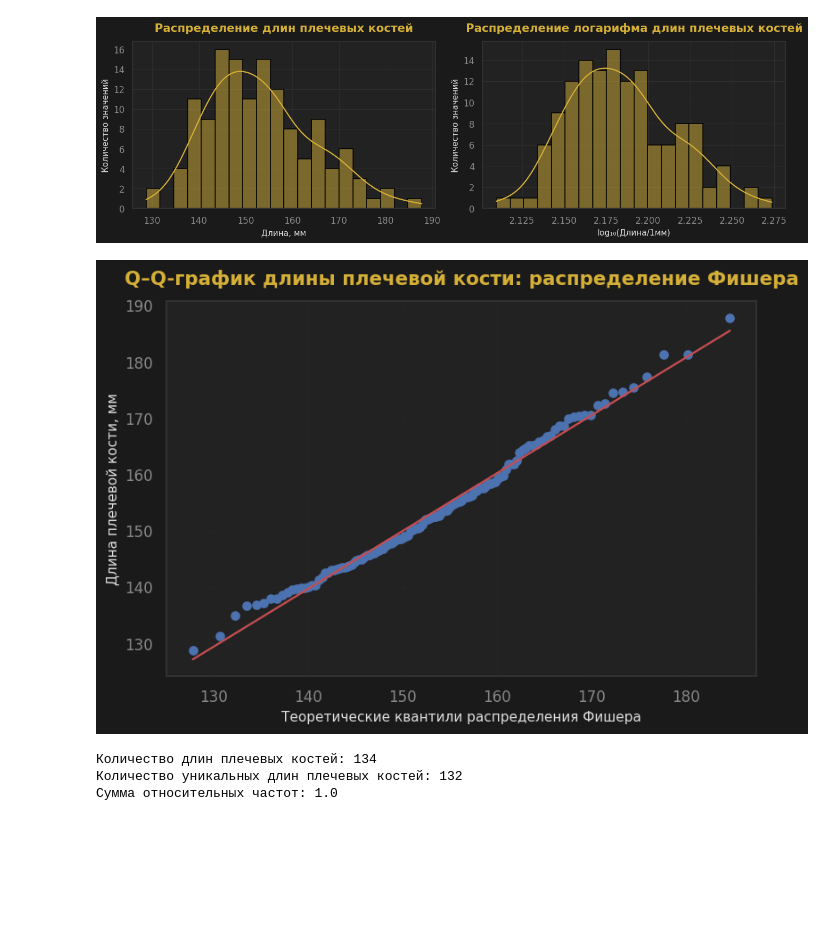
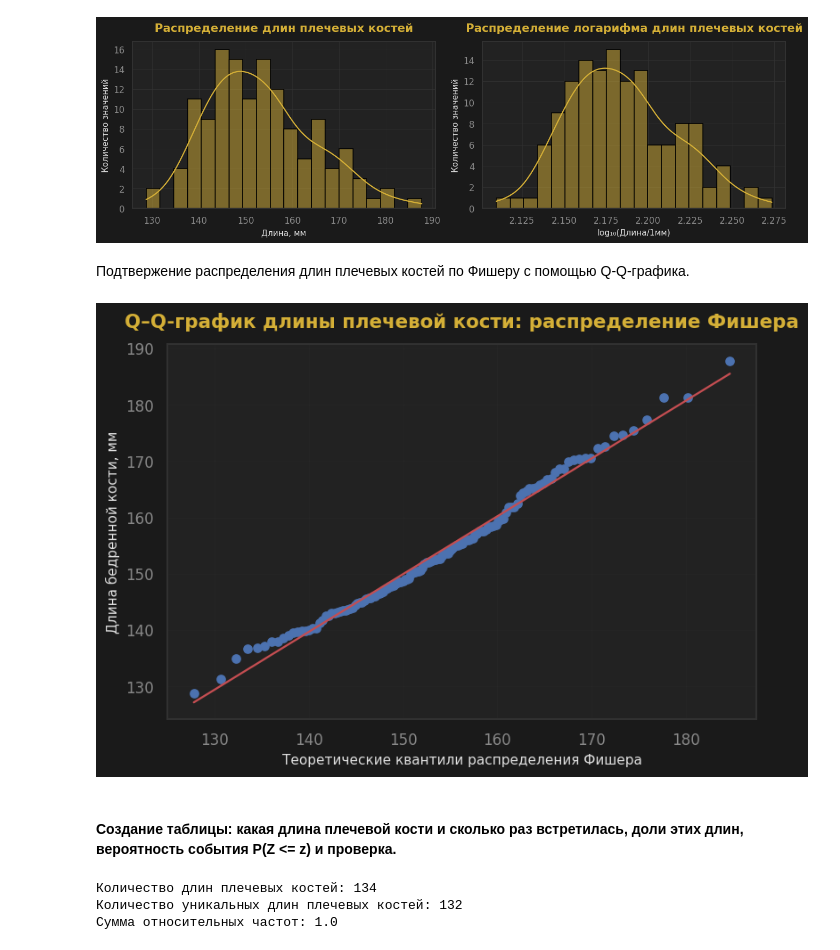
Before and after one commit to XeroX-cat/1Laba, a Jupyter notebook: 1Laba_sprint1.ipynb, the cells around one changed output. Cells and saved outputs as stored; diff of their text form; code cells hidden in the pictures; blank space fills up the shorter version.

```diff
--- a/1Laba_sprint1.ipynb
+++ b/1Laba_sprint1.ipynb
@@ -761,24 +915,28 @@ plt.tight_layout()
 plt.show()
 # %% [output]
 [figure]
+# %% [markdown]
+Подтвержение распределения длин плечевых костей по Фишеру с помощью Q-Q-графика.
 # %%
 import numpy as np
 import pandas as pd
 import matplotlib.pyplot as plt
 from scipy import stats
 
 h_length = pd.to_numeric(selected["R humeral max"].astype(str).str.replace(",", ".", regex=False), errors="coerce").dropna()
 params = stats.f.fit(h_length, floc=0)
 fig, ax = plt.subplots(figsize=(7, 5))
 stats.probplot(h_length, dist=stats.f, sparams=params, plot=ax)
 ax.set_title("Q–Q-график длины плечевой кости: распределение Фишера")
 ax.set_xlabel("Теоретические квантили распределения Фишера")
-ax.set_ylabel("Длина плечевой кости, мм")
+ax.set_ylabel("Длина бедренной кости, мм")
 ax.grid(alpha=0.3)
 plt.tight_layout()
 plt.show()
 # %% [output]
-[figure, old version]
+[figure, new version]
+# %% [markdown]
+#### Создание таблицы: какая длина плечевой кости и сколько раз встретилась, доли этих длин, вероятность события P(Z <= z) и проверка.
 # %%
 h_length = complete["R humeral max"]
 h_length_table = h_length.value_counts().sort_index().reset_index()
```
Also changed, not shown: parts of 90 cells of this notebook.
